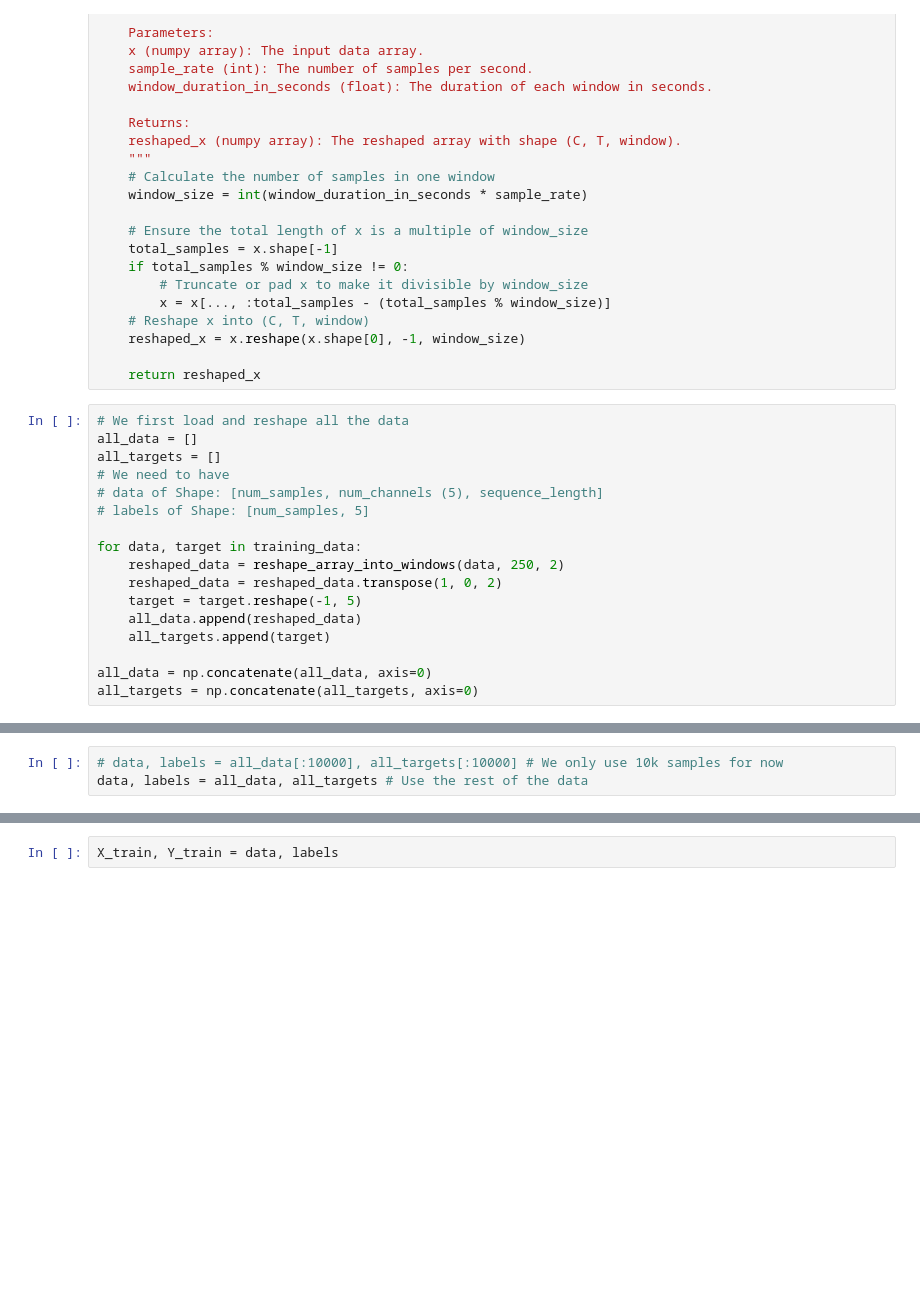
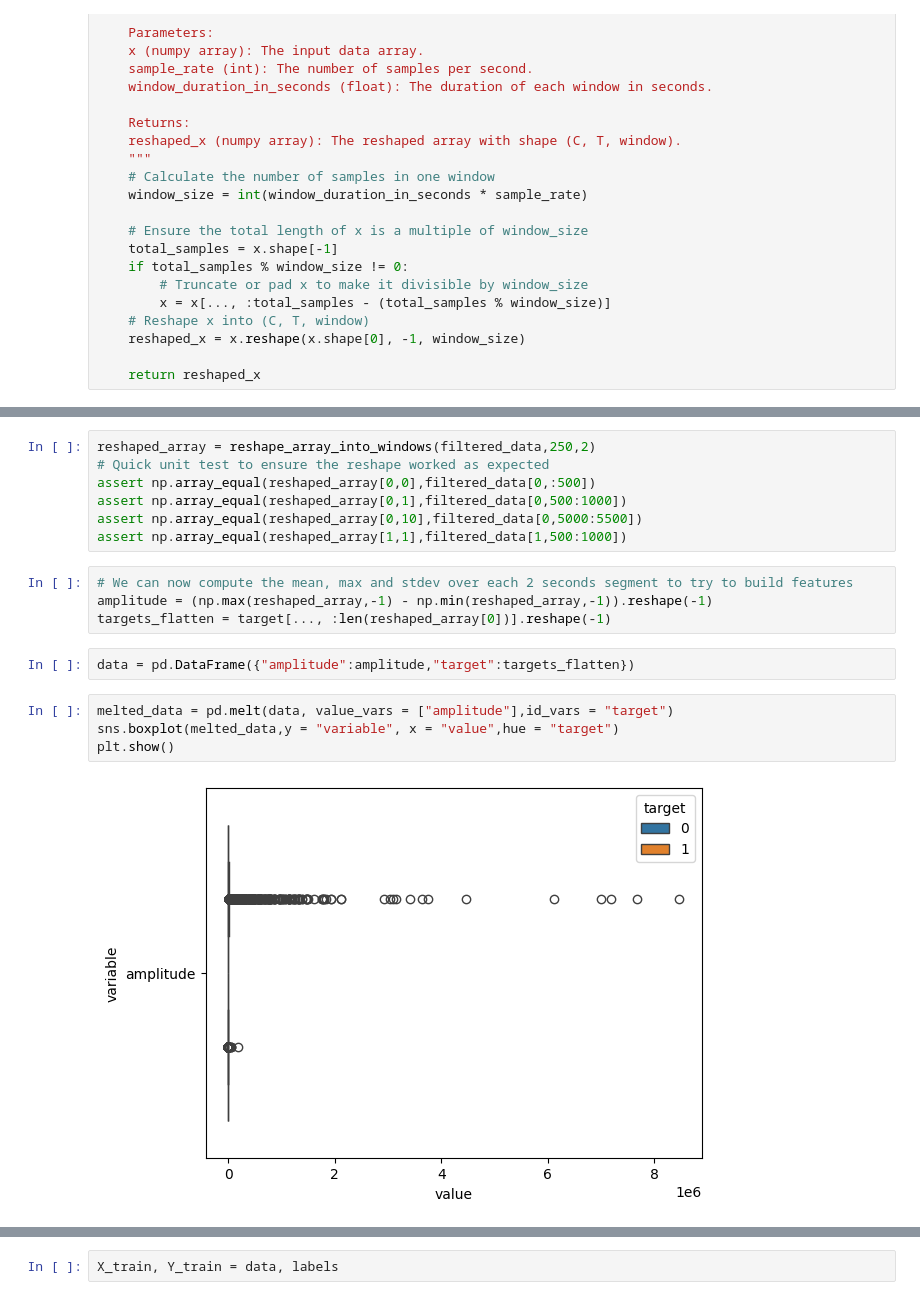
Before and after one commit to EmileDeBiot/Sleep_EEG_Kaggle, a Jupyter notebook: train_eegvec_new.ipynb, the cells around one changed output, grey strips where cells are left out. Saved outputs shown, nothing was run; the diff lists cells and outputs as text; blank space fills up the shorter version.

```diff
--- a/train_eegvec_new.ipynb
+++ b/train_eegvec_new.ipynb
@@ -61,20 +198,3 @@ def reshape_array_into_windows(x, sample_rate, window_duration_in_seconds):
     reshaped_x = x.reshape(x.shape[0], -1, window_size)
 
     return reshaped_x
-# %%
-# We first load and reshape all the data
-all_data = []
-all_targets = []
-# We need to have
-# data of Shape: [num_samples, num_channels (5), sequence_length]
-# labels of Shape: [num_samples, 5]
-
-for data, target in training_data:
-    reshaped_data = reshape_array_into_windows(data, 250, 2)
-    reshaped_data = reshaped_data.transpose(1, 0, 2)
-    target = target.reshape(-1, 5)
-    all_data.append(reshaped_data)
-    all_targets.append(target)
-
-all_data = np.concatenate(all_data, axis=0)
-all_targets = np.concatenate(all_targets, axis=0)
@@ -85,3 +201,19 @@ print(all_data.shape)
-# %%
-# data, labels = all_data[:10000], all_targets[:10000] # We only use 10k samples for now
-data, labels = all_data, all_targets # Use the rest of the data
+# %%
+reshaped_array = reshape_array_into_windows(filtered_data,250,2)
+# Quick unit test to ensure the reshape worked as expected
+assert np.array_equal(reshaped_array[0,0],filtered_data[0,:500])
+assert np.array_equal(reshaped_array[0,1],filtered_data[0,500:1000])
+assert np.array_equal(reshaped_array[0,10],filtered_data[0,5000:5500])
+assert np.array_equal(reshaped_array[1,1],filtered_data[1,500:1000])
+# %%
+# We can now compute the mean, max and stdev over each 2 seconds segment to try to build features
+amplitude = (np.max(reshaped_array,-1) - np.min(reshaped_array,-1)).reshape(-1)
+targets_flatten = target[..., :len(reshaped_array[0])].reshape(-1)
+# %%
+data = pd.DataFrame({"amplitude":amplitude,"target":targets_flatten})
+# %%
+melted_data = pd.melt(data, value_vars = ["amplitude"],id_vars = "target")
+sns.boxplot(melted_data,y = "variable", x = "value",hue = "target")
+plt.show()
+# %% [output]
+[figure, added]
```
Also changed, not shown: parts of 39 cells of this notebook, 4 other files.
